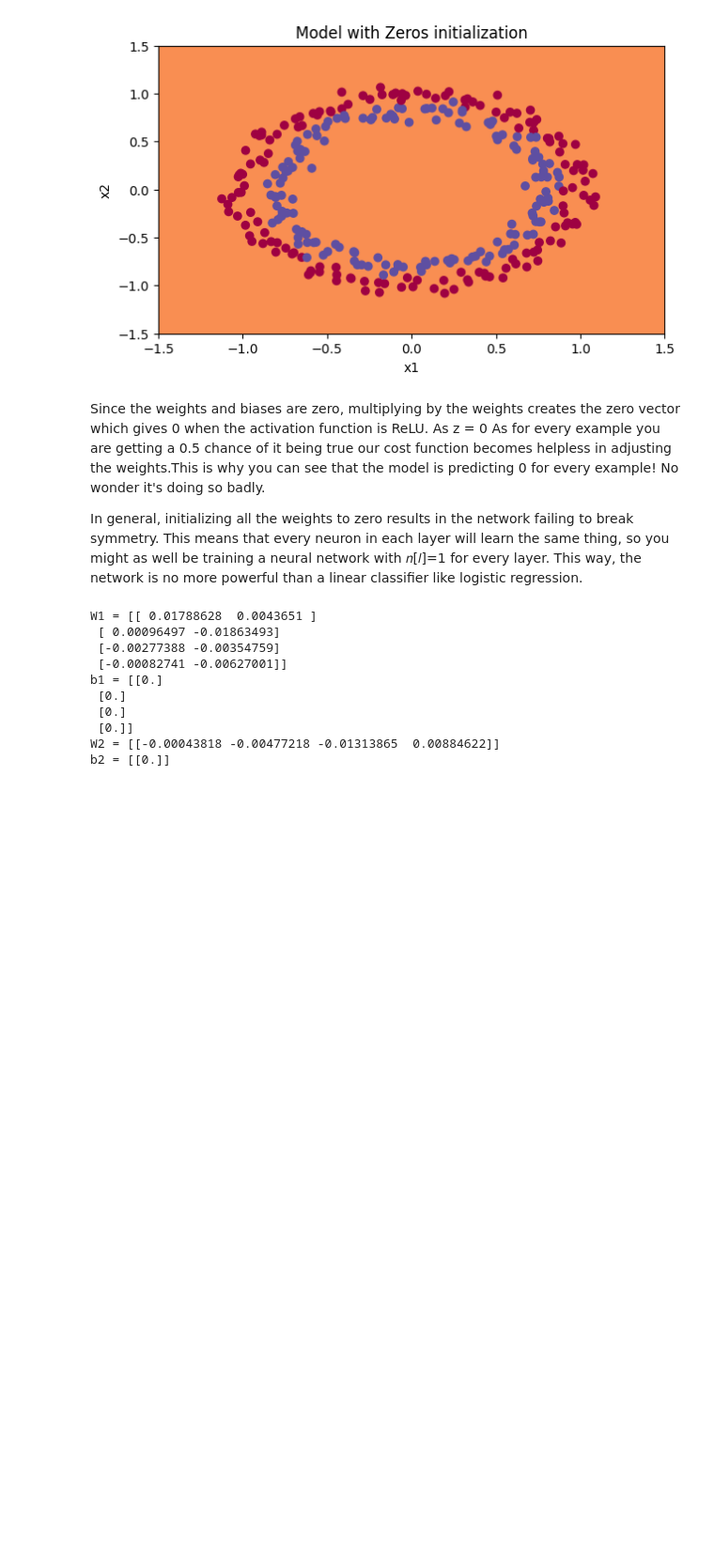
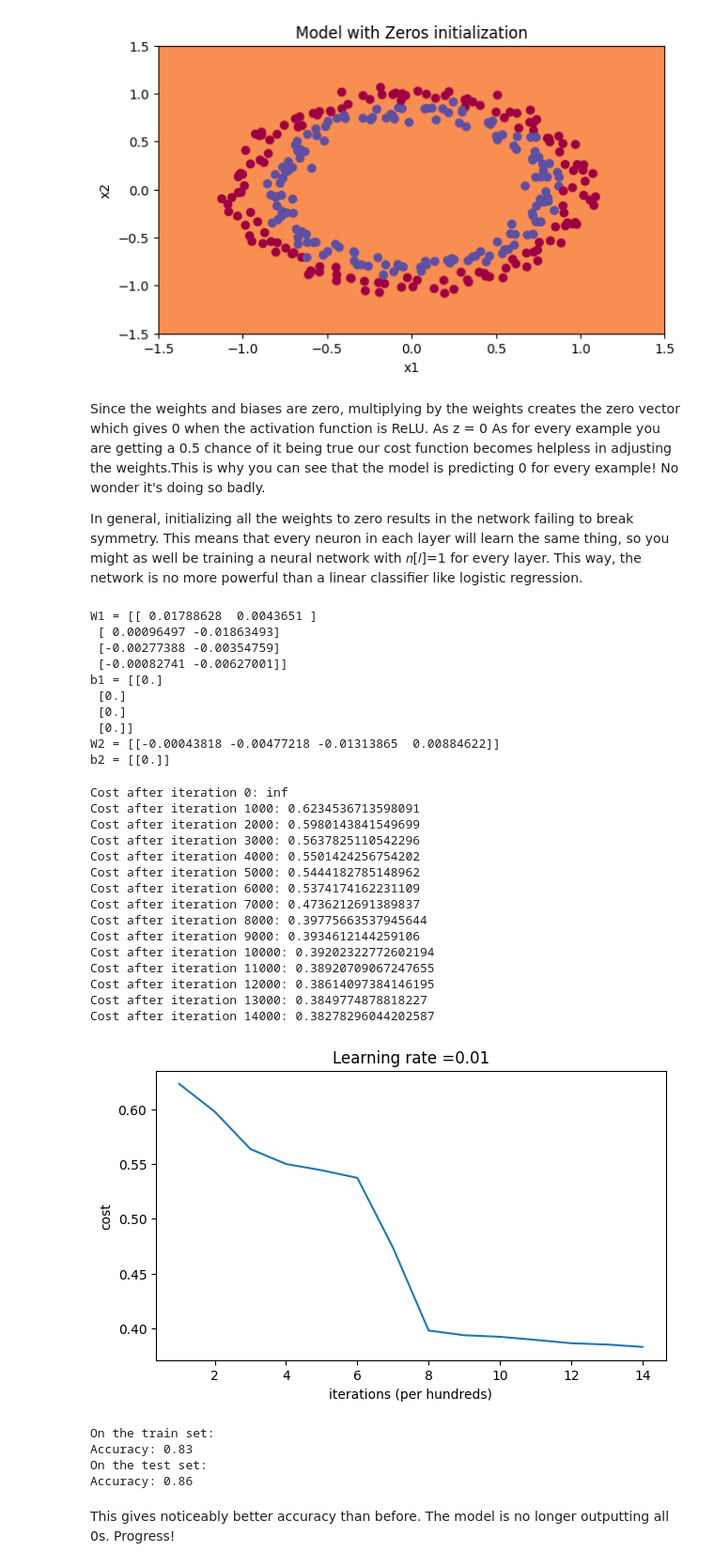
Before and after one commit to holaholu/DeepLearningSpecialization, a Jupyter notebook: Initialization.ipynb, the cells around one changed output. Shown at 94% size. Drawn from its saved outputs; the diff is of its cells as text; code cells hidden in the pictures; blank space fills up the shorter version.

Commit message:
optimization in progress

```diff
--- a/Initialization.ipynb
+++ b/Initialization.ipynb
@@ -458,3 +376,33 @@ b1 = [[0.]
  [0.]]
 W2 = [[-0.00043818 -0.00477218 -0.01313865  0.00884622]]
 b2 = [[0.]]
+# %%
+# Now, lets train the randomly initialized model:
+parameters = model(train_X, train_Y, initialization = "random")
+print ("On the train set:")
+predictions_train = predict(train_X, train_Y, parameters)
+print ("On the test set:")
+predictions_test = predict(test_X, test_Y, parameters)
+# %% [output]
+Cost after iteration 0: inf
+Cost after iteration 1000: 0.6234536713598091
+Cost after iteration 2000: 0.5980143841549699
+Cost after iteration 3000: 0.5637825110542296
+Cost after iteration 4000: 0.5501424256754202
+Cost after iteration 5000: 0.5444182785148962
+Cost after iteration 6000: 0.5374174162231109
+Cost after iteration 7000: 0.4736212691389837
+Cost after iteration 8000: 0.39775663537945644
+Cost after iteration 9000: 0.3934612144259106
+Cost after iteration 10000: 0.39202322772602194
+Cost after iteration 11000: 0.38920709067247655
+Cost after iteration 12000: 0.38614097384146195
+Cost after iteration 13000: 0.3849774878818227
+Cost after iteration 14000: 0.38278296044202587
+[figure, added]
+On the train set:
+Accuracy: 0.83
+On the test set:
+Accuracy: 0.86
+# %% [markdown]
+This gives noticeably better accuracy than before. The model is no longer outputting all 0s. Progress!
```
Also changed, not shown: parts of 10 cells of this notebook, 4 other files.
